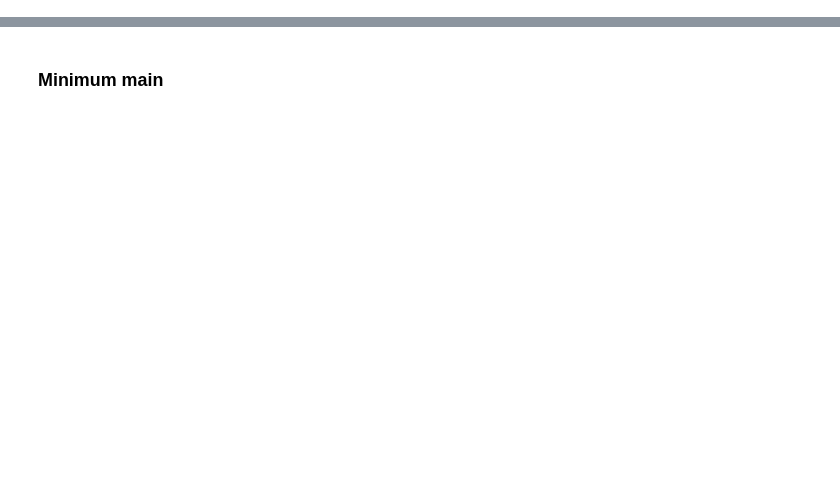
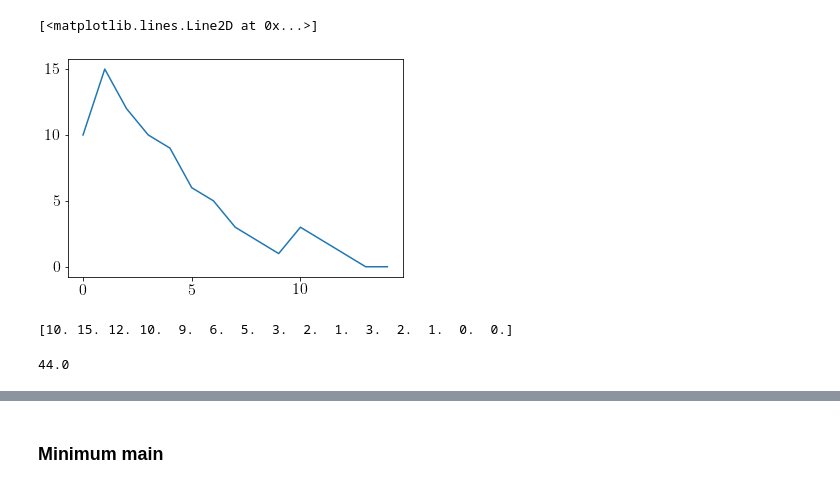
Before and after one commit to Ivan-Soler/AFM, a Jupyter notebook: main.ipynb, the cells around one changed output, grey strips where cells are left out. Saved outputs shown, nothing was run; the diff lists cells and outputs as text; code cells hidden in the pictures; blank space fills up the shorter version.

```diff
--- a/main.ipynb
+++ b/main.ipynb
@@ -26,0 +69,9 @@ plt.rcParams.update({"text.usetex": True, "font.size": 16})
+# %%
+plt.plot(count)
+# %% [output]
+[<matplotlib.lines.Line2D at 0x...>]
+[figure, added]
+# %%
+print(count)
+# %% [output]
+[10. 15. 12. 10.  9.  6.  5.  3.  2.  1.  3.  2.  1.  0.  0.]
@@ -26,0 +91,4 @@ plt.rcParams.update({"text.usetex": True, "font.size": 16})
+# %%
+sqrt
+# %% [output]
+44.0
```
Also changed, not shown: parts of 33 cells of this notebook, 8 other files.
